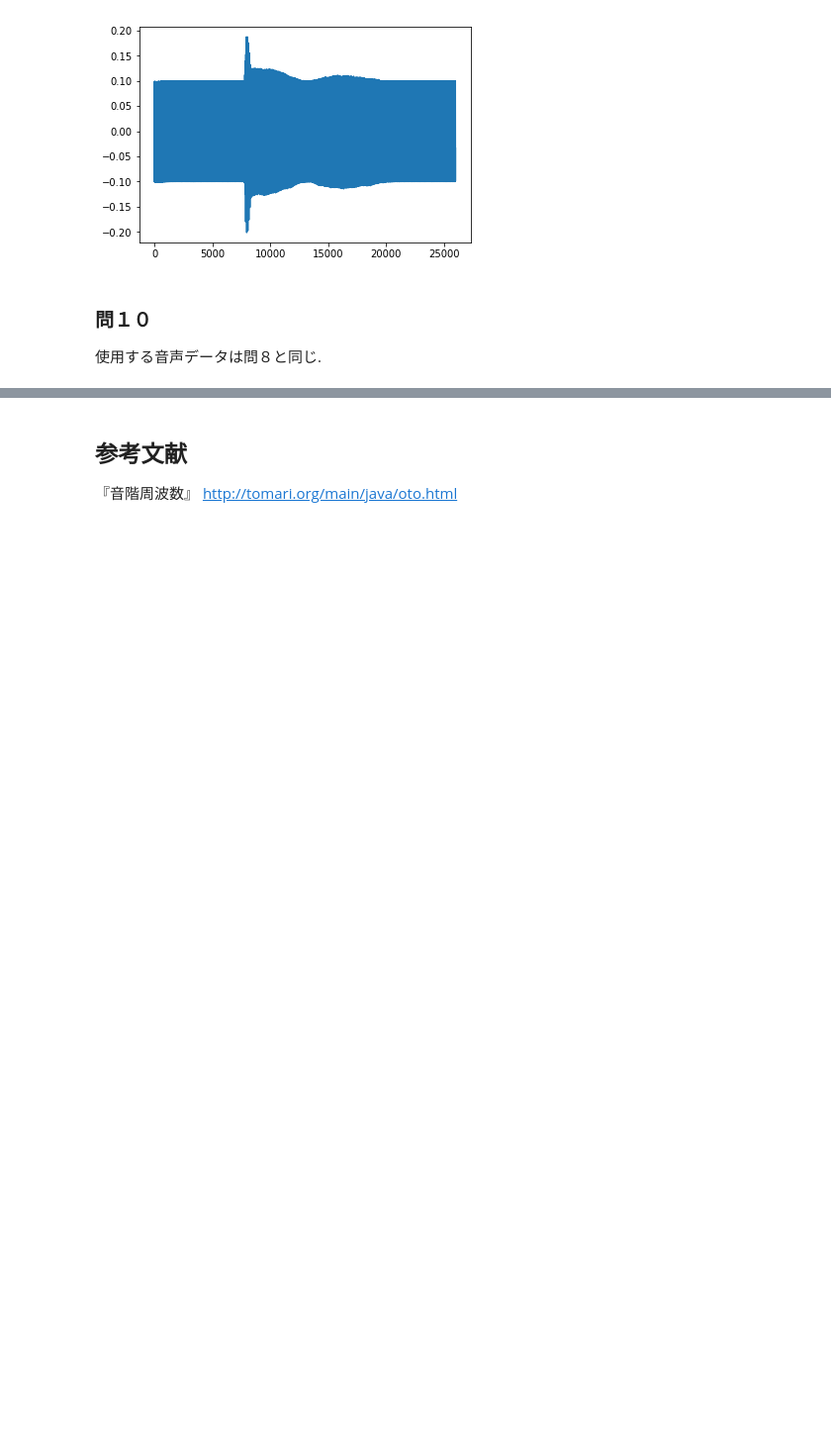
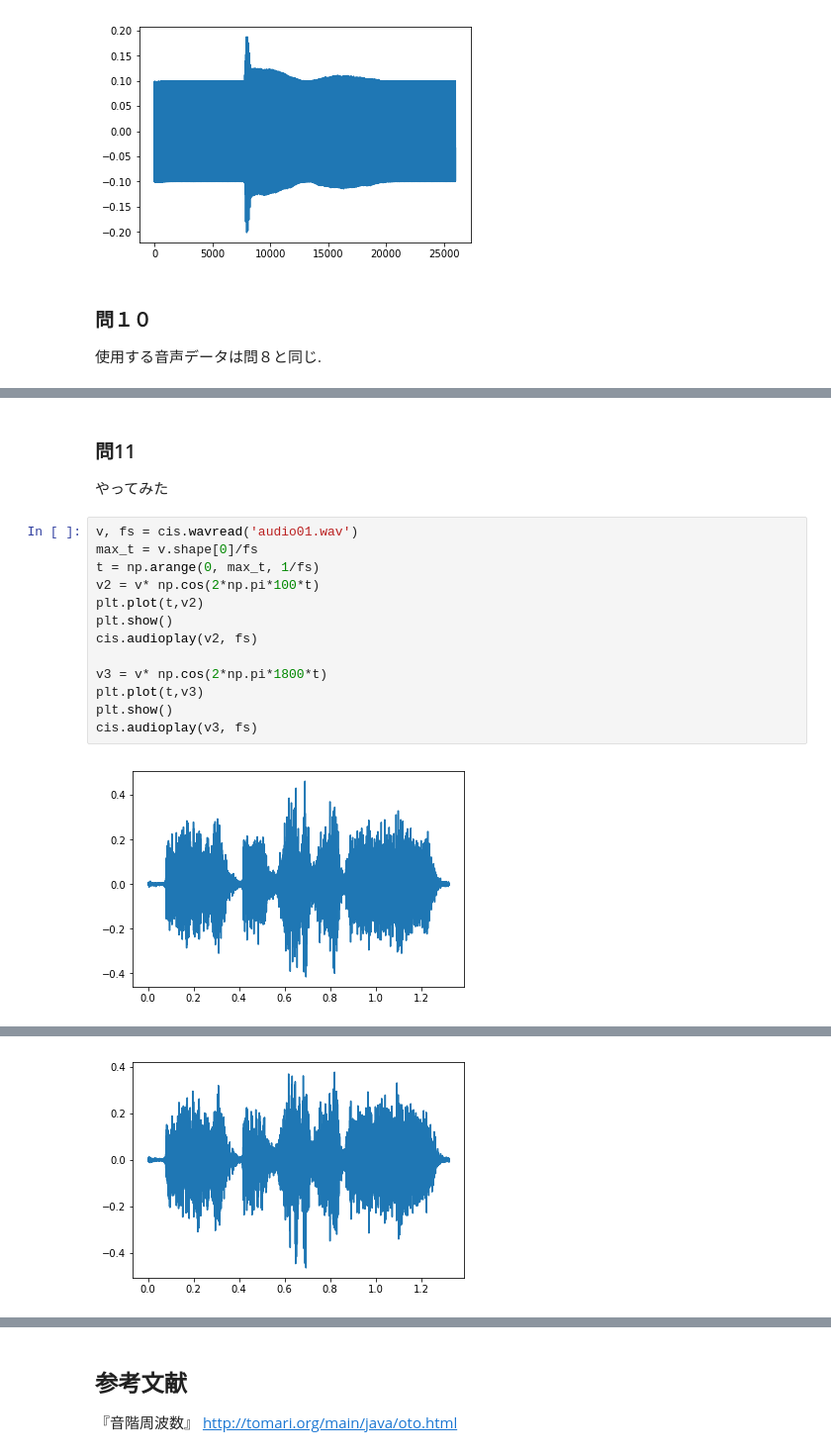
Before and after one commit to fumuumuf/train-dsp, a Jupyter notebook: work/chap01/chap01_章末問題.ipynb, the cells around one changed output, grey strips where cells are left out. Shown at 99% size. Cells and saved outputs as stored; diff of their text form; blank space fills up the shorter version.

```diff
--- a/work/chap01/chap01_章末問題.ipynb
+++ b/work/chap01/chap01_章末問題.ipynb
@@ -244,2 +243,21 @@ plt.show(fs)
 [figure]
 [figure]
+# %% [markdown]
+### 問11
+
+やってみた
+# %%
+v, fs = cis.wavread('audio01.wav')
+max_t = v.shape[0]/fs
+t = np.arange(0, max_t, 1/fs)
+v2 = v* np.cos(2*np.pi*100*t)
+plt.plot(t,v2)
+plt.show()
+cis.audioplay(v2, fs)
+
+v3 = v* np.cos(2*np.pi*1800*t)
+plt.plot(t,v3)
+plt.show()
+cis.audioplay(v3, fs)
+# %% [output]
+[figure, added]
@@ -245,0 +265 @@ plt.show(fs)
+[figure, added]
```
Also changed, not shown: parts of 2 cells of this notebook.
